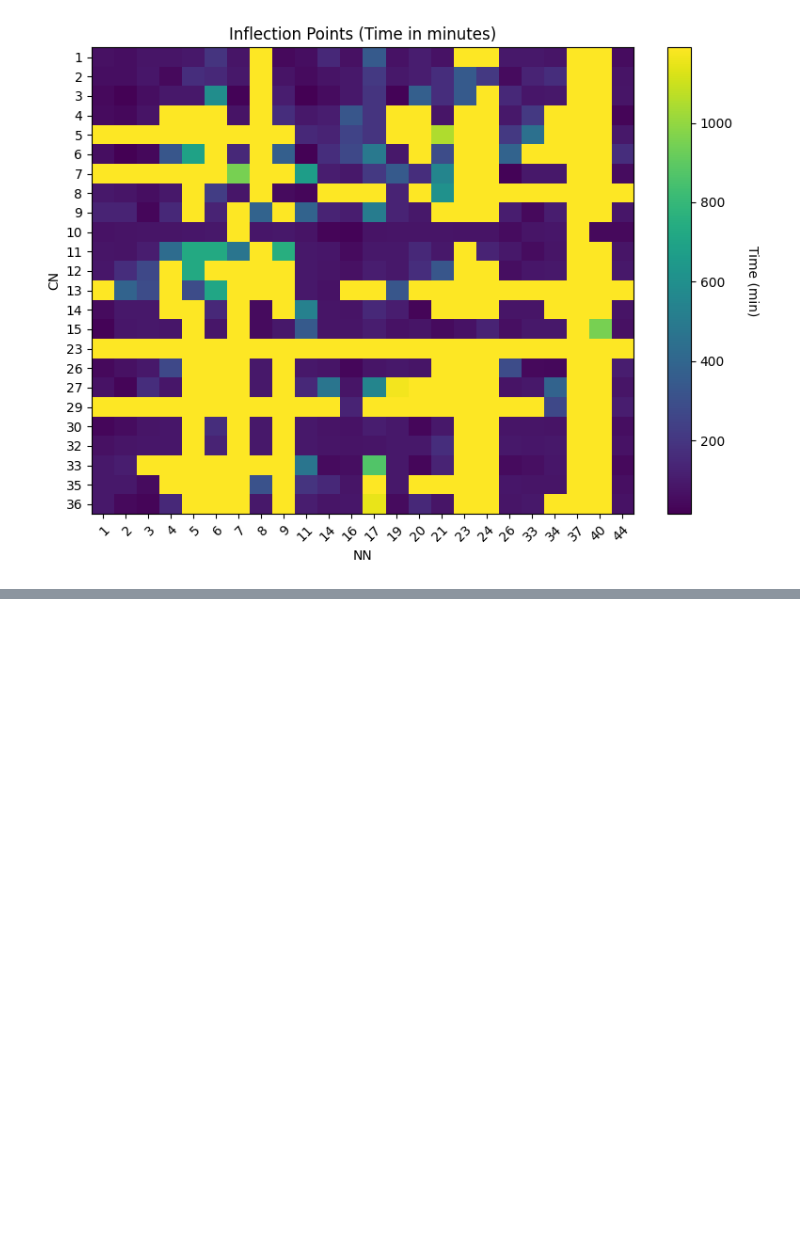
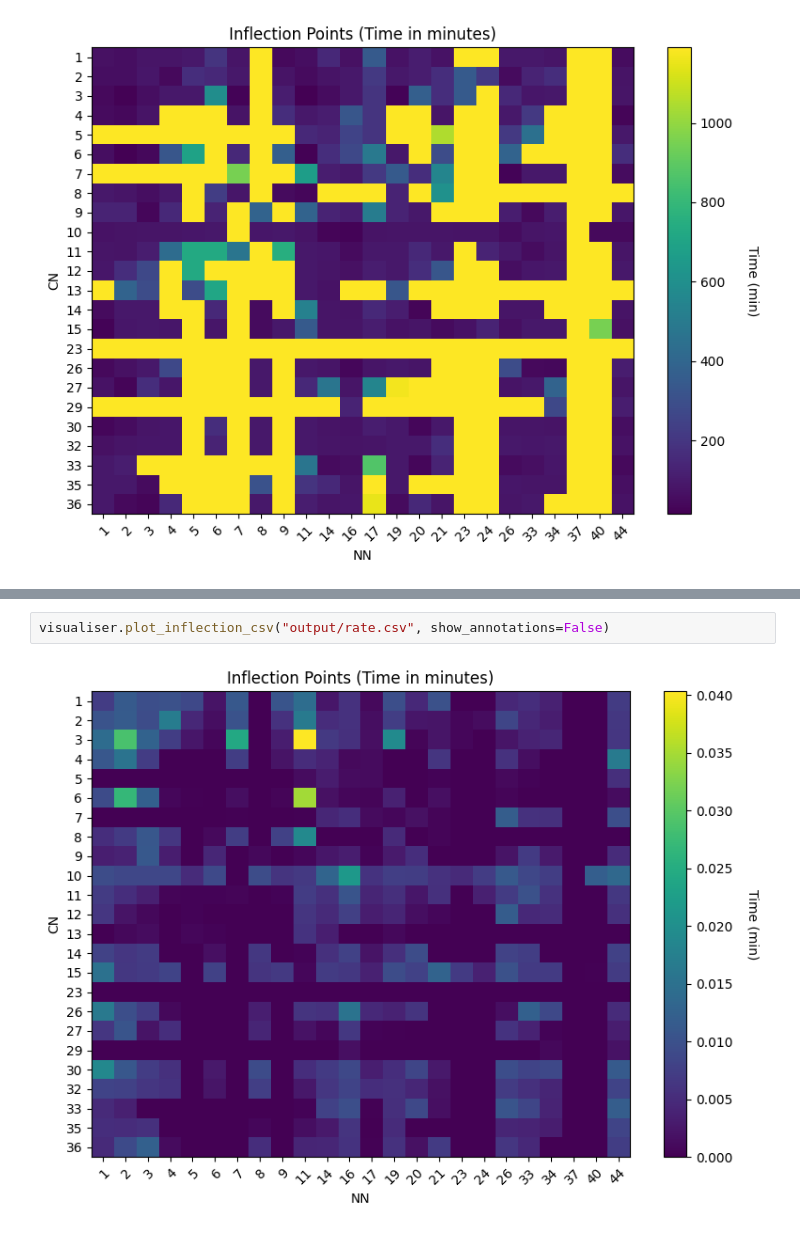
Before and after one commit to r3dugo/Image-Processing, a Jupyter notebook: inflection_processor/normalise.ipynb, the cells around one changed output, grey strips where cells are left out. Cells and saved outputs as stored; diff of their text form; blank space fills up the shorter version.

Commit message:
feat: added rate calculator

```diff
--- a/inflection_processor/normalise.ipynb
+++ b/inflection_processor/normalise.ipynb
@@ -62,0 +81,4 @@ visualiser.plot_inflection_csv("output/inflection/combined_inflection.csv", show
+# %%
+visualiser.plot_inflection_csv("output/rate.csv", show_annotations=False)
+# %% [output]
+[figure, added]
```
Also changed, not shown: parts of 11 cells of this notebook, 1 other file.
